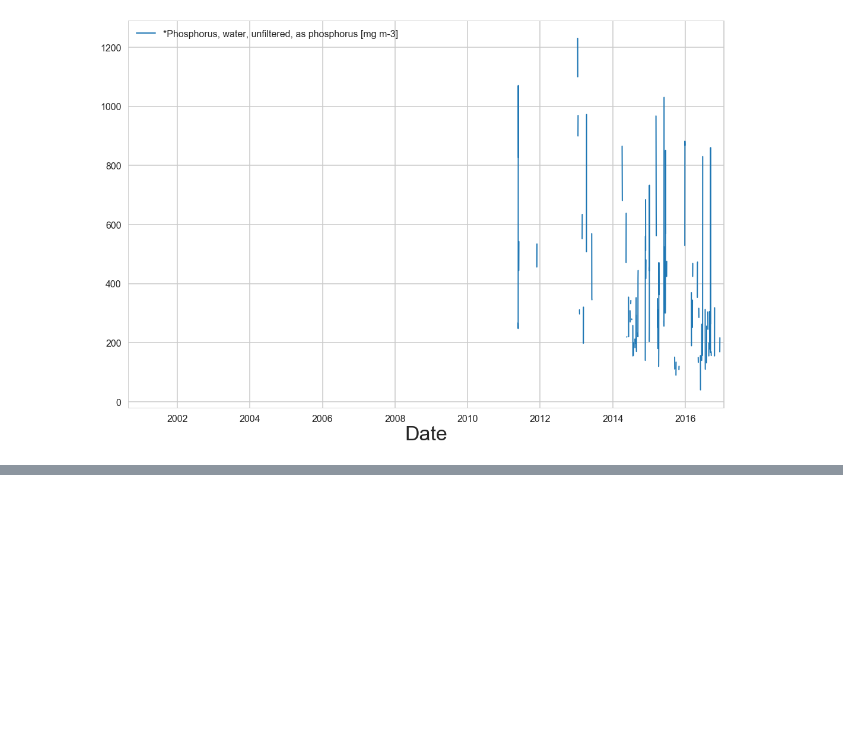
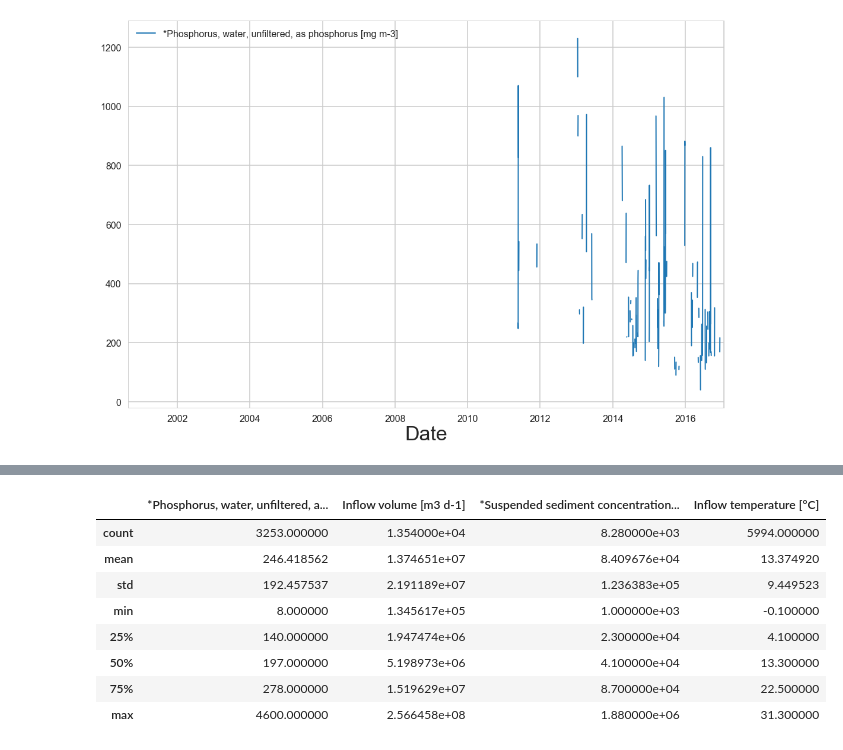
Before and after one commit to pycckuu/Great-Lakes-Data, a Jupyter notebook: post_proc_scripts/weather_input_mylake/Maumee CNP loadings.ipynb, the cells around one changed output, grey strips where cells are left out. Cells and saved outputs as stored; diff of their text form; code cells hidden in the pictures; blank space fills up the shorter version.

```diff
--- a/post_proc_scripts/weather_input_mylake/Maumee CNP loadings.ipynb
+++ b/post_proc_scripts/weather_input_mylake/Maumee CNP loadings.ipynb
@@ -60,0 +82,14 @@ gdf.plot(y='P load')
+# %%
+mdf = df[['Date','*Phosphorus, water, unfiltered, as phosphorus [mg m-3]', 'Inflow volume [m3 d-1]', '*Suspended sediment concentration [mg m-3]', 'Inflow temperature [°C]']]
+# %%
+mdf.describe()
+# %% [output]
+|  | *Phosphorus, water, unfiltered, a... | Inflow volume [m3 d-1] | *Suspended sediment concentration... | Inflow temperature [°C] |
+| count | 3253.000000 | 1.354000e+04 | 8.280000e+03 | 5994.000000 |
+| mean | 246.418562 | 1.374651e+07 | 8.409676e+04 | 13.374920 |
+| std | 192.457537 | 2.191189e+07 | 1.236383e+05 | 9.449523 |
+| min | 8.000000 | 1.345617e+05 | 1.000000e+03 | -0.100000 |
+| 25% | 140.000000 | 1.947474e+06 | 2.300000e+04 | 4.100000 |
+| 50% | 197.000000 | 5.198973e+06 | 4.100000e+04 | 13.300000 |
+| 75% | 278.000000 | 1.519629e+07 | 8.700000e+04 | 22.500000 |
+| max | 4600.000000 | 2.566458e+08 | 1.880000e+06 | 31.300000 |
```
Also changed, not shown: parts of 10 cells of this notebook.
